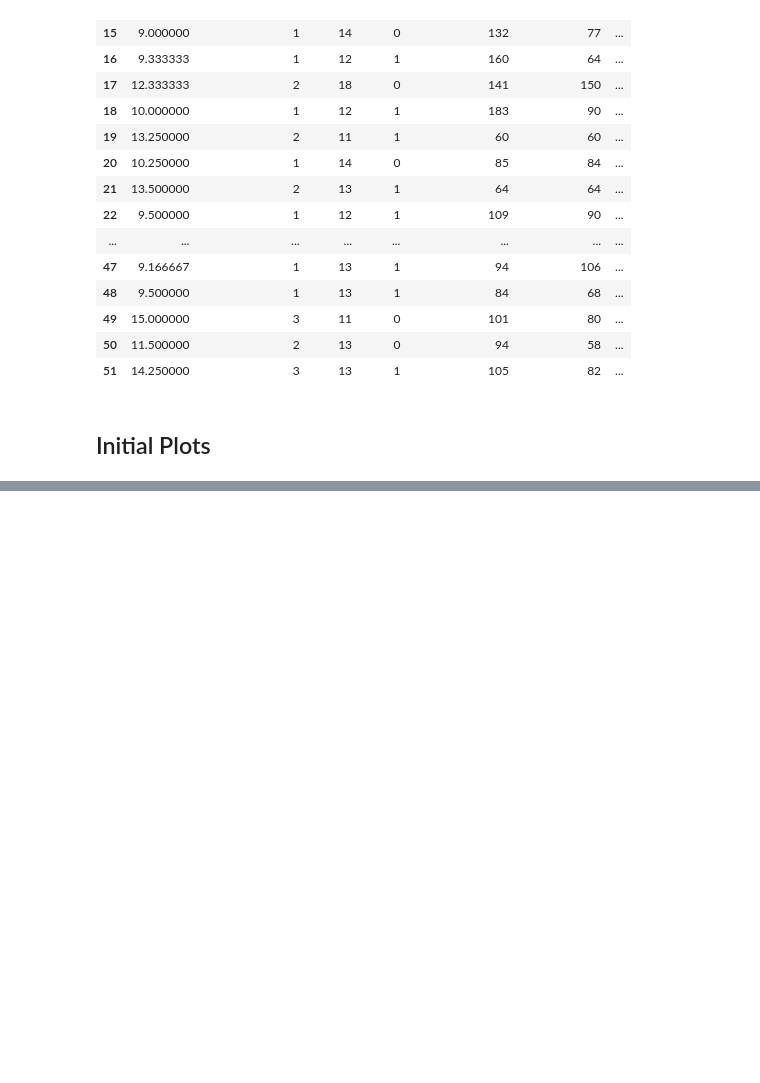
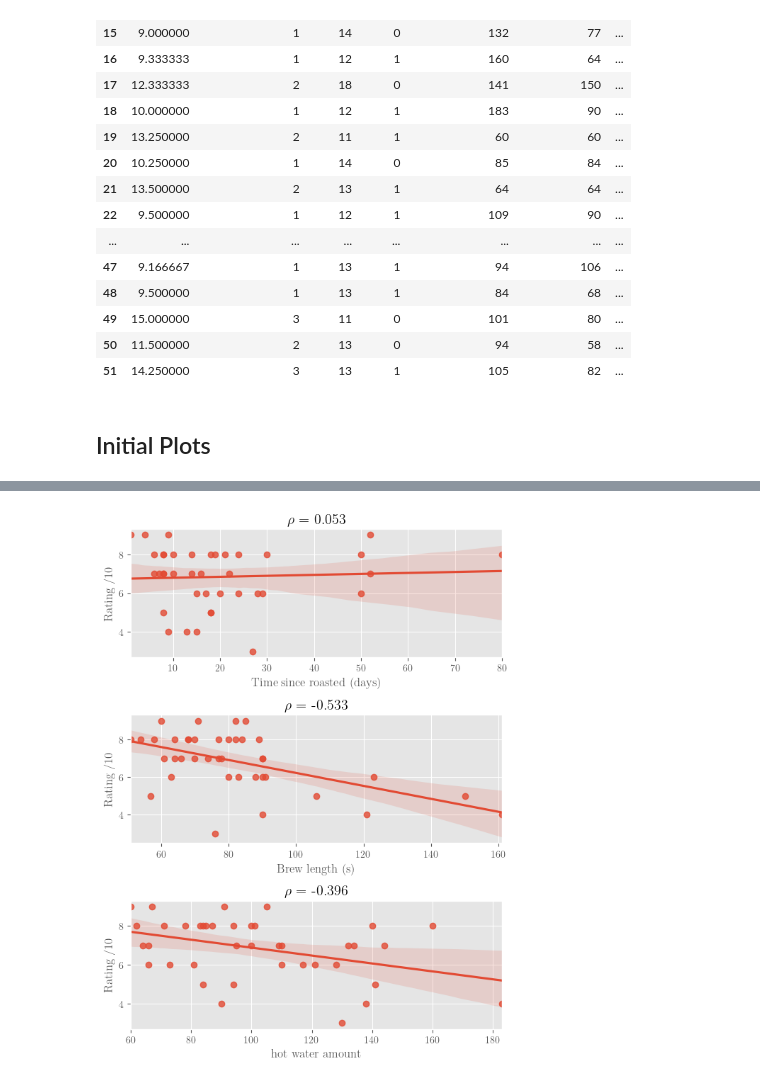
Before and after one commit to dannyjameswilliams/coffee, a Jupyter notebook: analysis/eda.ipynb, the cells around one changed output, grey strips where cells are left out. Cells and saved outputs as stored; diff of their text form; code cells hidden in the pictures; blank space fills up the shorter version.

```diff
--- a/analysis/eda.ipynb
+++ b/analysis/eda.ipynb
@@ -64,0 +69,10 @@ sns.pairplot(data, diag_kind='kde', plot_kws={'alpha': 0.5})
+# %%
+from scipy.stats import pearsonr
+
+fig, ax = plt.subplots(3, 1, figsize=(6, 8))
+sns.regplot(data=data, x="Time since roasted (days)", y="Rating /10", ax=ax[0]).set(title=f"$\\rho$ = {pearsonr(data['Time since roasted (days)'], data['Rating /10'])[0]:.3f}")
+sns.regplot(data=data, x="Brew length (s)", y="Rating /10", ax=ax[1]).set(title=f"$\\rho$ = {pearsonr(data['Brew length (s)'], data['Rating /10'])[0]:.3f}")
+sns.regplot(data=data, x="hot water amount", y="Rating /10", ax=ax[2]).set(title=f"$\\rho$ = {pearsonr(data['hot water amount'], data['Rating /10'])[0]:.3f}")
+fig.tight_layout()
+# %% [output]
+[figure, added]
```
Also changed, not shown: parts of 10 cells of this notebook.
